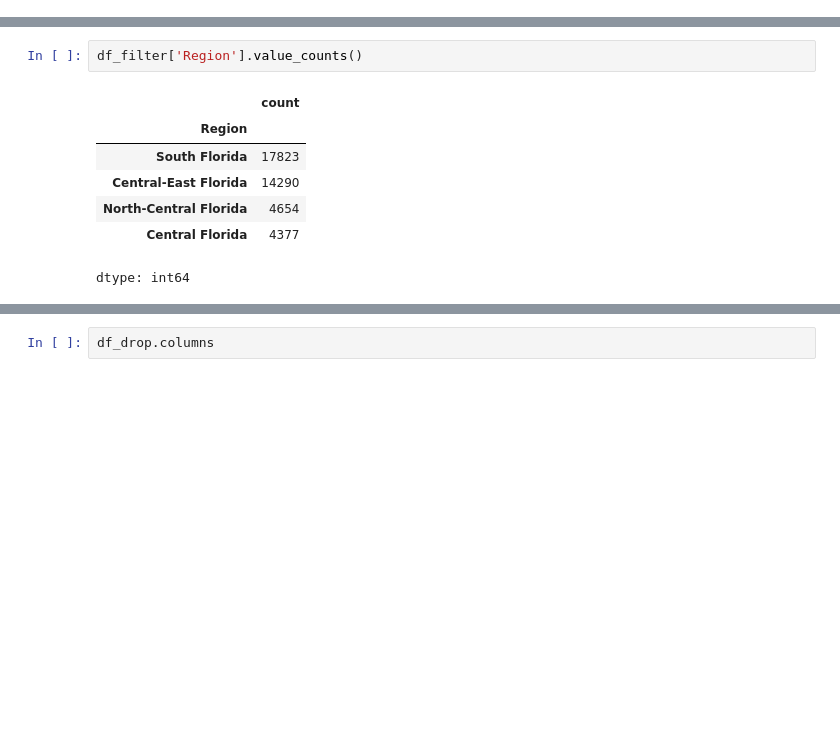
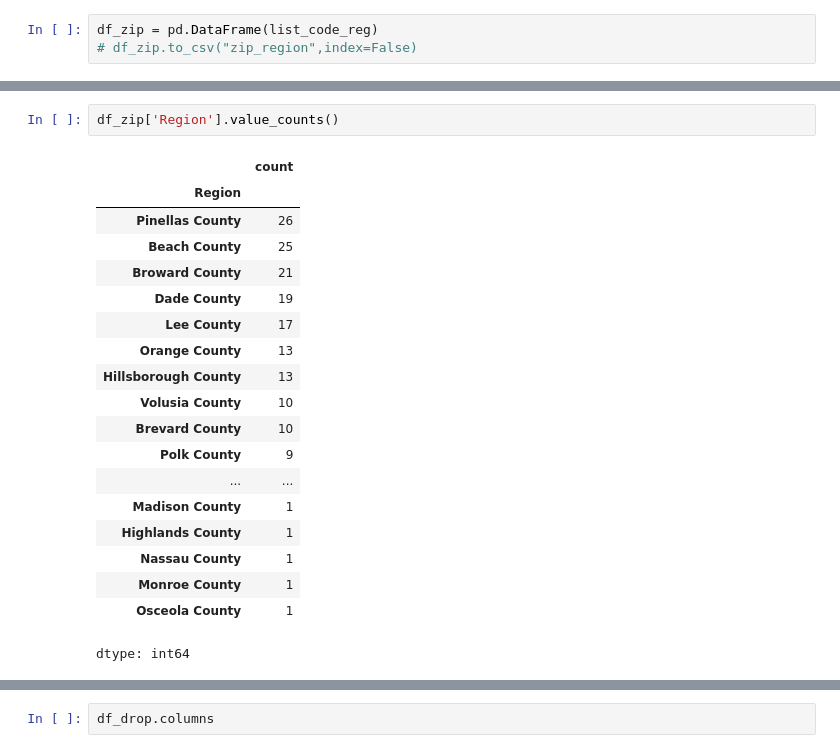
Before and after one commit to Elhai12/SBA_loans_predict, a Jupyter notebook: Preparation.ipynb, the cells around one changed output, grey strips where cells are left out. Saved outputs shown, nothing was run; the diff lists cells and outputs as text; blank space fills up the shorter version.

```diff
--- a/Preparation.ipynb
+++ b/Preparation.ipynb
@@ -42,0 +111,3 @@ df_filter['Region'] = pd.cut(
+# %%
+df_zip = pd.DataFrame(list_code_reg)
+# df_zip.to_csv("zip_region",index=False)
@@ -43,10 +155,22 @@ df_filter['Region'] = pd.cut(
 # %%
-df_filter['Region'].value_counts()
+df_zip['Region'].value_counts()
 # %% [output]
 |  | count |
 | Region |  |
-| South Florida | 17823 |
-| Central-East Florida | 14290 |
-| North-Central Florida | 4654 |
-| Central Florida | 4377 |
+| Pinellas County | 26 |
+| Beach County | 25 |
+| Broward County | 21 |
+| Dade County | 19 |
+| Lee County | 17 |
+| Orange County | 13 |
+| Hillsborough County | 13 |
+| Volusia County | 10 |
+| Brevard County | 10 |
+| Polk County | 9 |
+| ... | ... |
+| Madison County | 1 |
+| Highlands County | 1 |
+| Nassau County | 1 |
+| Monroe County | 1 |
+| Osceola County | 1 |
 dtype: int64
```
Also changed, not shown: parts of 34 cells of this notebook.
